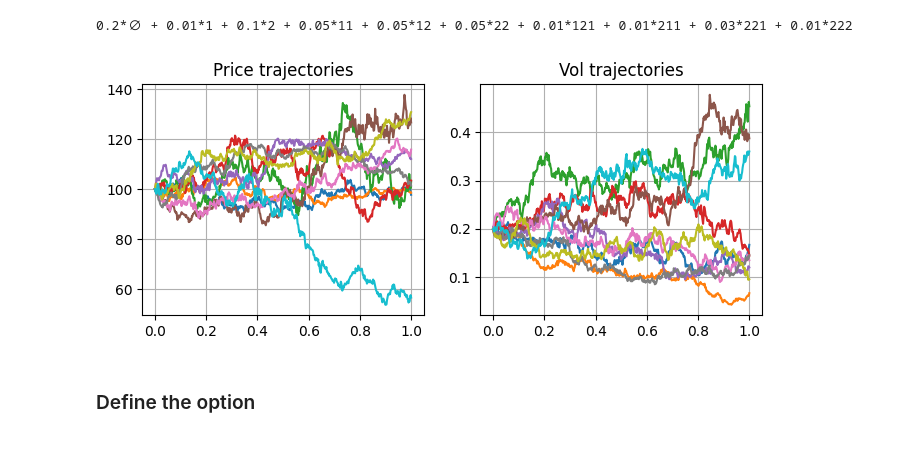
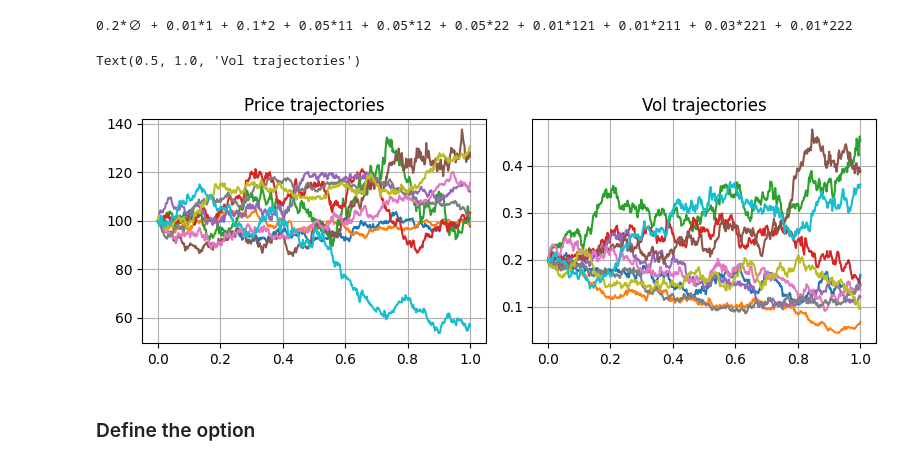
Before and after one commit to MrG1raffe/signature, a Jupyter notebook: notebooks/RiccatiContest.ipynb, the cells around one changed output. Saved outputs shown, nothing was run; the diff lists cells and outputs as text; code cells hidden in the pictures.

```diff
--- a/notebooks/RiccatiContest.ipynb
+++ b/notebooks/RiccatiContest.ipynb
@@ -34,5 +33,5 @@ Wall time: 2min 46s
 # %%
-N = 12
+N = 5
 Ø = ta.from_dict({"": 1}, trunc=N)
 _1 = ta.from_dict({"1": 1}, trunc=N)
 _2 = ta.from_dict({"2": 1}, trunc=N)
@@ -49,13 +48,12 @@ _22222 = ta.from_word("22222", trunc=N)
 # %% [markdown]
 ### Model setup
 # %%
-N = 3
 rho = -0.5
 
-model = SigVol(model_type="log-normal",
+model = SigVol(
                vol_ts=0.2 * Ø + 0.01 * _1 + 0.1 * _2 + 0.05 * _11 + 0.05 * _12 + 0.05 * _22 + 0.01 * _222 + 0.03 * _221 + 0.01 * _121 + 0.01 * _211,
                ta=ta,
-               sigmas=lambda t: np.ones((len(t), 1)), R=[[1]], rhos=[rho])
+               rho=rho)
 # %%
 ta.print(model.vol_ts)
 # %% [output]
@@ -63,25 +61,24 @@ ta.print(model.vol_ts)
 # %%
 T = 1
 F0 = 100
 
 size = 10
 N_grid = 500
 
 t_grid = np.linspace(0, T, N_grid)
 rng = np.random.default_rng(seed=42)
 prices, vols = model.get_price_trajectory(t_grid=t_grid, size=size, F0=F0, rng=rng, return_vol=True)
 prices
 
 fig, ax = plt.subplots(1, 2, figsize=(8, 3))
 for price, vol in zip(prices, vols):
     ax[0].plot(t_grid, price)
     ax[1].plot(t_grid, vol)
 ax[0].set_title("Price trajectories")
 ax[1].set_title("Vol trajectories")
-ax[0].grid()
-ax[1].grid()
 # %% [output]
+Text(0.5, 1.0, 'Vol trajectories')
-[figure, old version]
+[figure, new version]
 # %% [markdown]
 ### Define the option
 # %%
```
Also changed, not shown: parts of 8 cells of this notebook, 3 other files.
